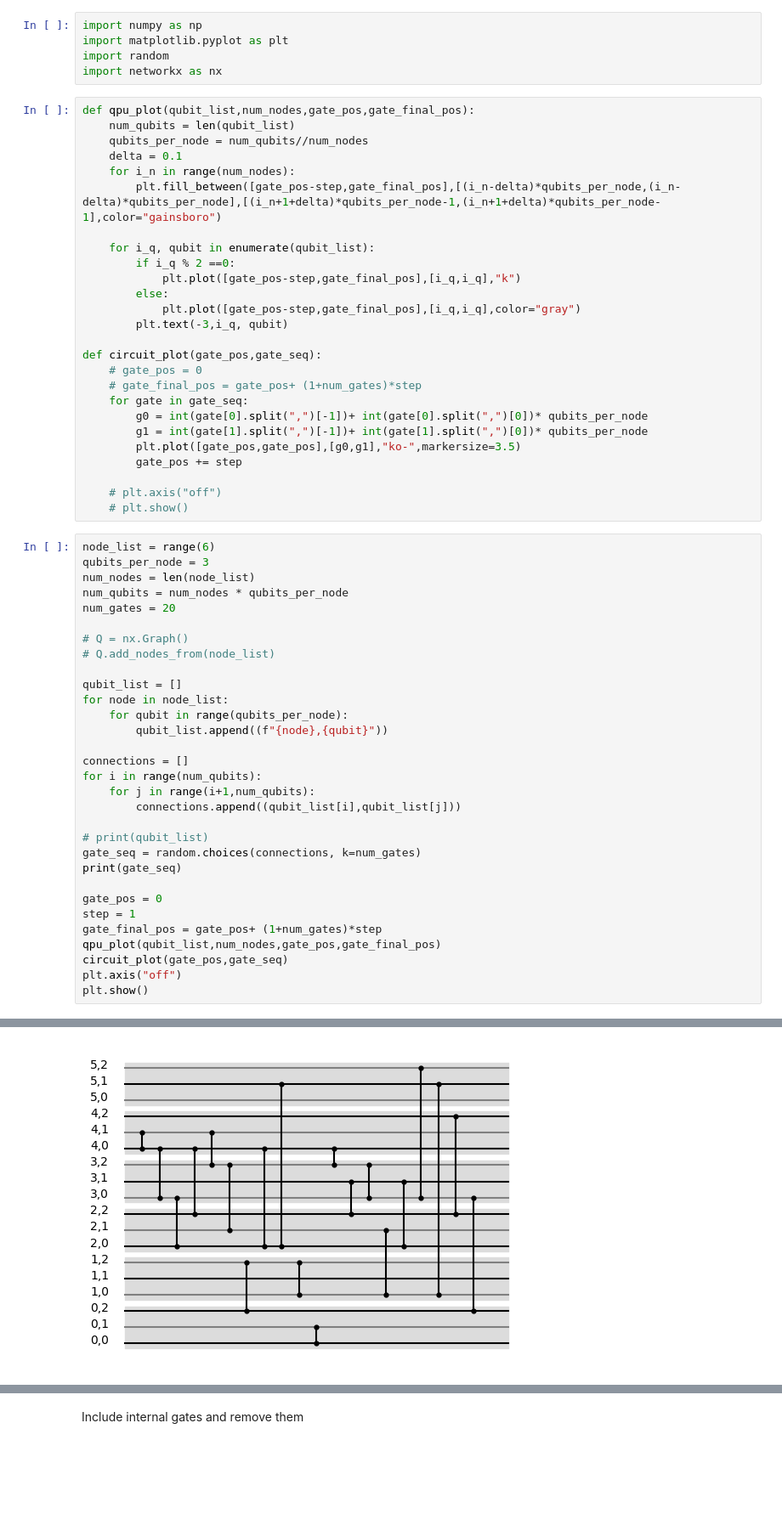
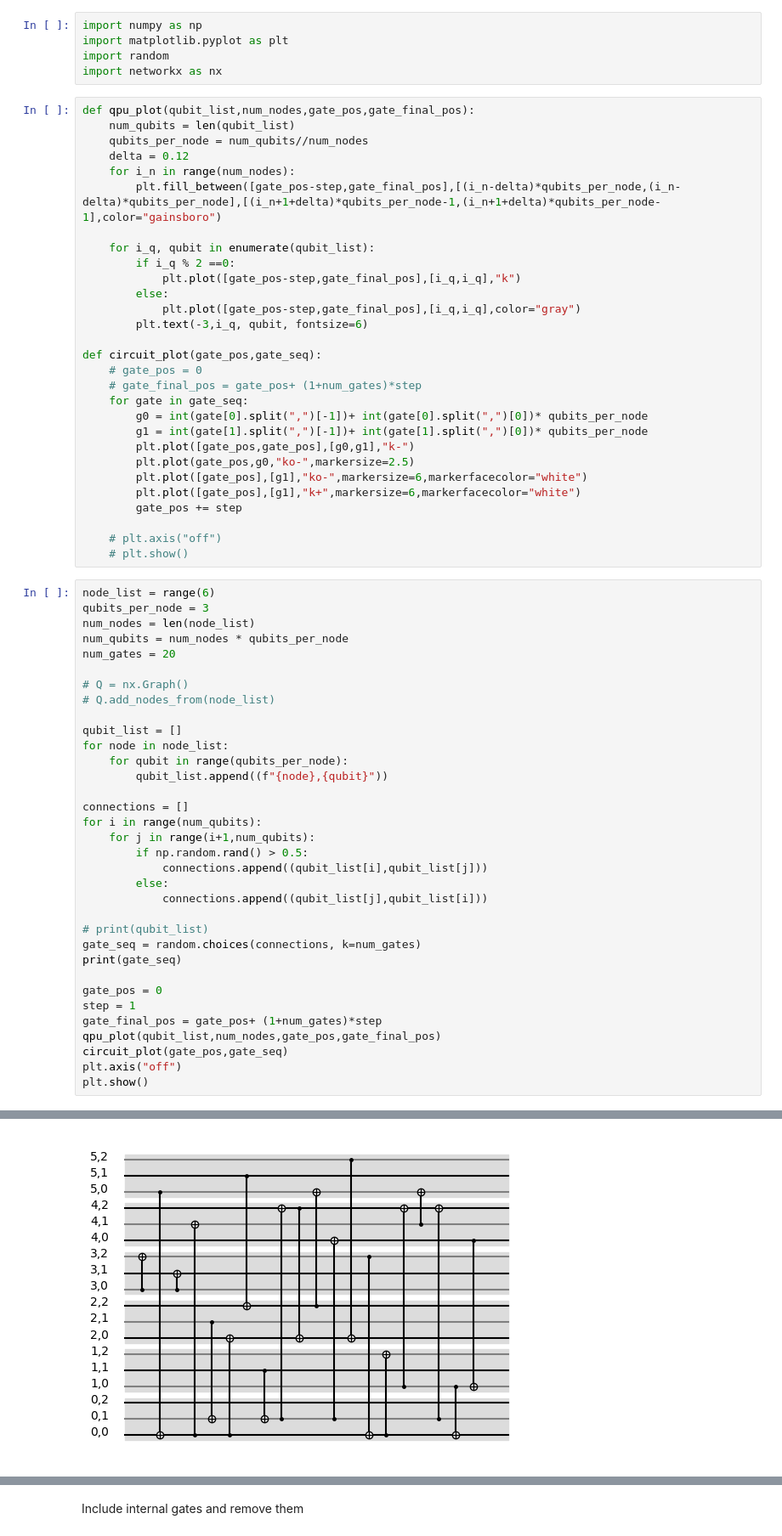
Before and after one commit to hassan-shap/QswitchNet, a Jupyter notebook: compiler_multiqubit.ipynb, the cells around one changed output, grey strips where cells are left out. Shown at 85% size. Cells and saved outputs as stored; diff of their text form; blank space fills up the shorter version.

```diff
--- a/compiler_multiqubit.ipynb
+++ b/compiler_multiqubit.ipynb
@@ -7,7 +7,7 @@ import networkx as nx
 def qpu_plot(qubit_list,num_nodes,gate_pos,gate_final_pos):
     num_qubits = len(qubit_list)
     qubits_per_node = num_qubits//num_nodes
-    delta = 0.1
+    delta = 0.12
     for i_n in range(num_nodes):
         plt.fill_between([gate_pos-step,gate_final_pos],[(i_n-delta)*qubits_per_node,(i_n-delta)*qubits_per_node],[(i_n+1+delta)*qubits_per_node-1,(i_n+1+delta)*qubits_per_node-1],color="gainsboro")
 
@@ -16,7 +16,7 @@ def qpu_plot(qubit_list,num_nodes,gate_pos,gate_final_pos):
             plt.plot([gate_pos-step,gate_final_pos],[i_q,i_q],"k")
         else:
             plt.plot([gate_pos-step,gate_final_pos],[i_q,i_q],color="gray")
-        plt.text(-3,i_q, qubit)
+        plt.text(-3,i_q, qubit, fontsize=6)
 
 def circuit_plot(gate_pos,gate_seq):
     # gate_pos = 0
@@ -24,7 +24,10 @@ def circuit_plot(gate_pos,gate_seq):
     for gate in gate_seq:
         g0 = int(gate[0].split(",")[-1])+ int(gate[0].split(",")[0])* qubits_per_node
         g1 = int(gate[1].split(",")[-1])+ int(gate[1].split(",")[0])* qubits_per_node
-        plt.plot([gate_pos,gate_pos],[g0,g1],"ko-",markersize=3.5)
+        plt.plot([gate_pos,gate_pos],[g0,g1],"k-")
+        plt.plot(gate_pos,g0,"ko-",markersize=2.5)
+        plt.plot([gate_pos],[g1],"ko-",markersize=6,markerfacecolor="white")
+        plt.plot([gate_pos],[g1],"k+",markersize=6,markerfacecolor="white")
         gate_pos += step
 
     # plt.axis("off")
@@ -47,7 +50,10 @@ for node in node_list:
 connections = []
 for i in range(num_qubits):
     for j in range(i+1,num_qubits):
-        connections.append((qubit_list[i],qubit_list[j]))
+        if np.random.rand() > 0.5:
+            connections.append((qubit_list[i],qubit_list[j]))
+        else:
+            connections.append((qubit_list[j],qubit_list[i]))
 
 # print(qubit_list)
 gate_seq = random.choices(connections, k=num_gates)
@@ -65,4 +71,4 @@ plt.show()
-[figure, old version]
+[figure, new version]
 # %%
 num_nodes = 4
 node_list = range(num_nodes)
```
Also changed, not shown: parts of 3 cells of this notebook, 4 other files.
